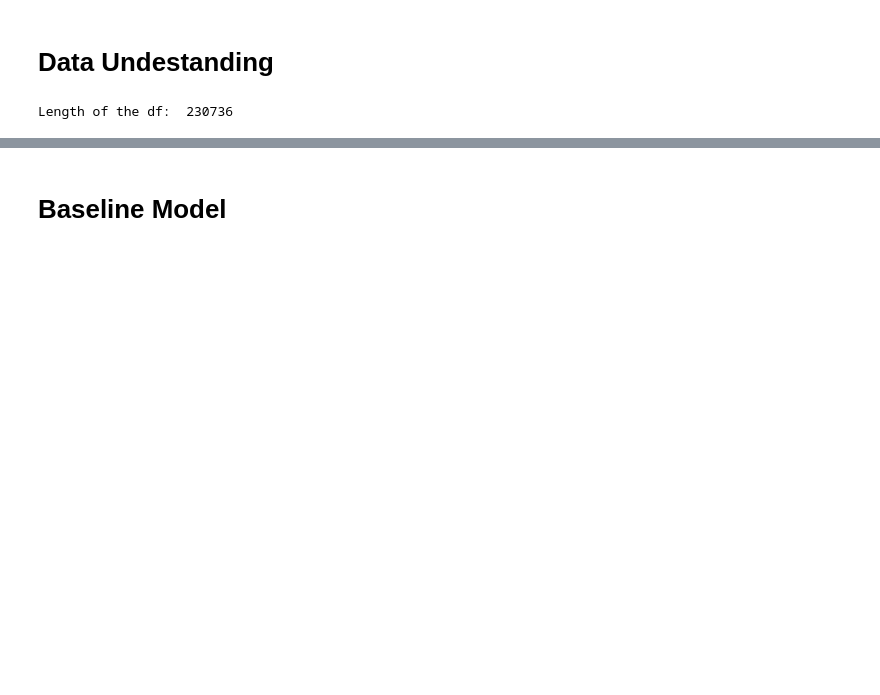
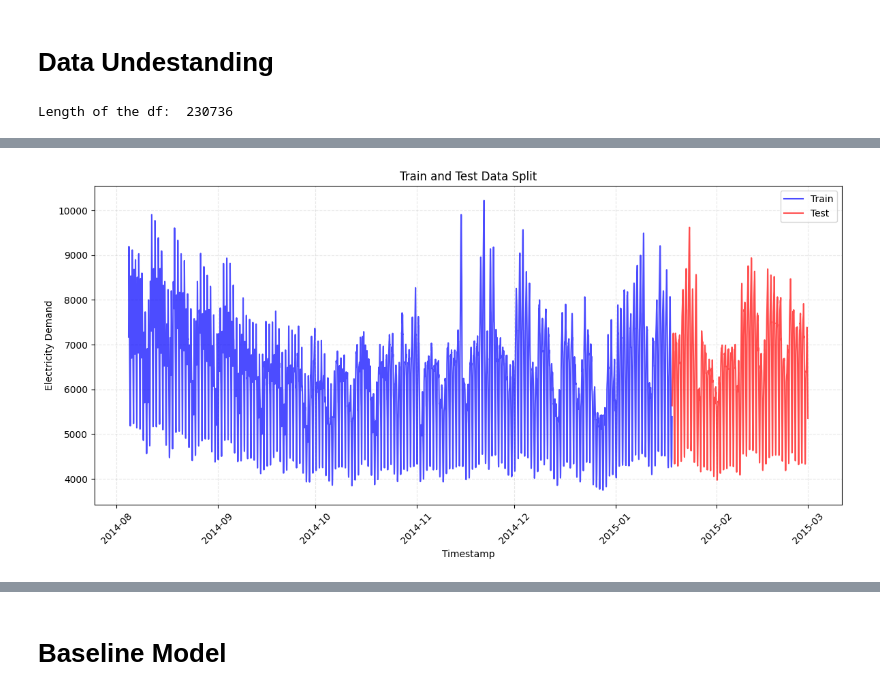
Before and after one commit to florivz/TSF-SS25-TimeGPT, a Jupyter notebook: skripts/forecasting/australian_electricity_model.ipynb, the cells around one changed output, grey strips where cells are left out. Saved outputs shown, nothing was run; the diff lists cells and outputs as text; code cells hidden in the pictures; blank space fills up the shorter version.

```diff
--- a/skripts/forecasting/australian_electricity_model.ipynb
+++ b/skripts/forecasting/australian_electricity_model.ipynb
@@ -78,3 +78,17 @@ Name: count, dtype: int64
+# %%
+plt.figure(figsize=(12, 6))
+plt.plot(df_train['ts'], df_train['y'], label='Train', color='blue', alpha=0.7)
+plt.plot(df_test['ts'], df_test['y'], label='Test', color='red', alpha=0.7)
+plt.xlabel('Timestamp')
+plt.ylabel('Electricity Demand')
+plt.title('Train and Test Data Split')
+plt.legend()
+plt.grid(True, linestyle='--', alpha=0.3)
+plt.xticks(rotation=45)
+plt.tight_layout()
+plt.show()
+# %% [output]
+[figure, added]
 # %%
 df_recent['ts'].diff().dropna().value_counts()
 # %% [output]
```
Also changed, not shown: parts of 11 cells of this notebook, 1 other file.
